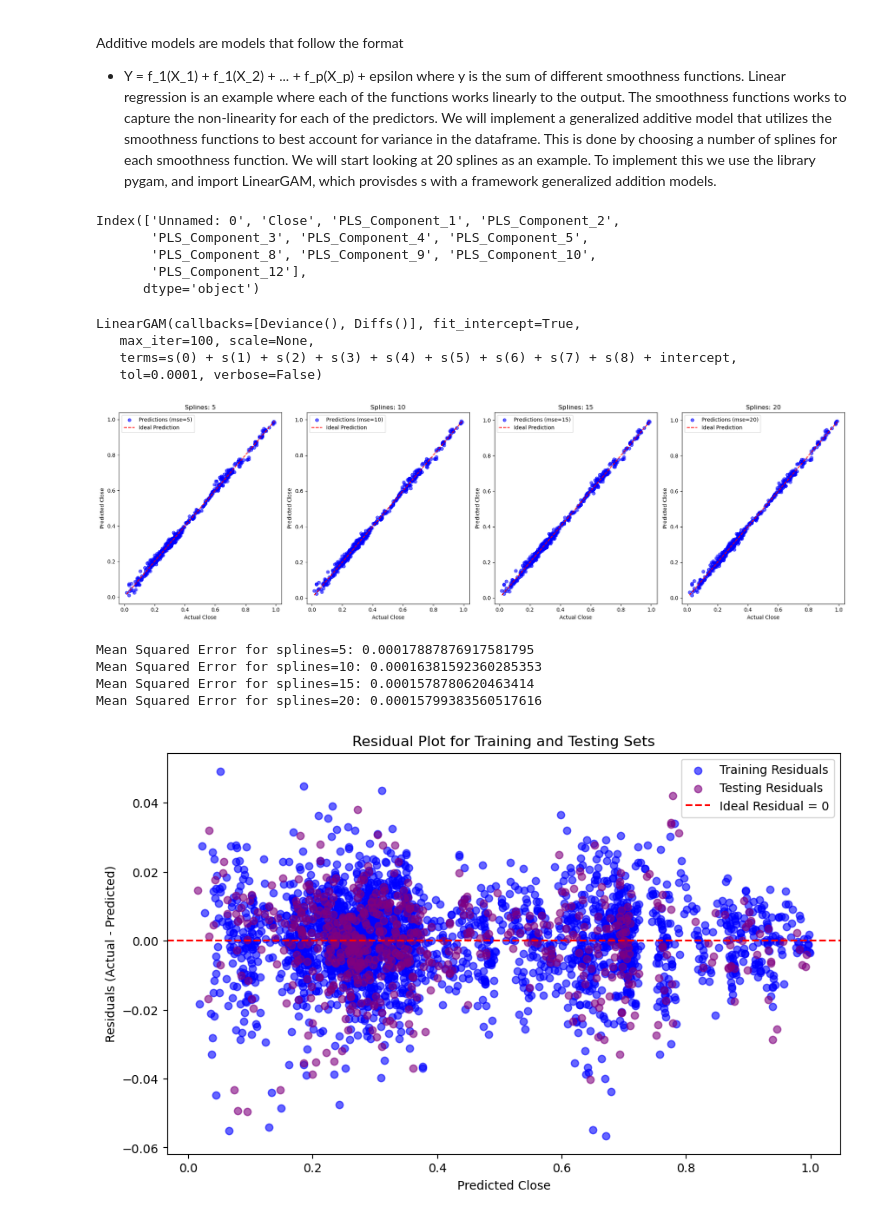
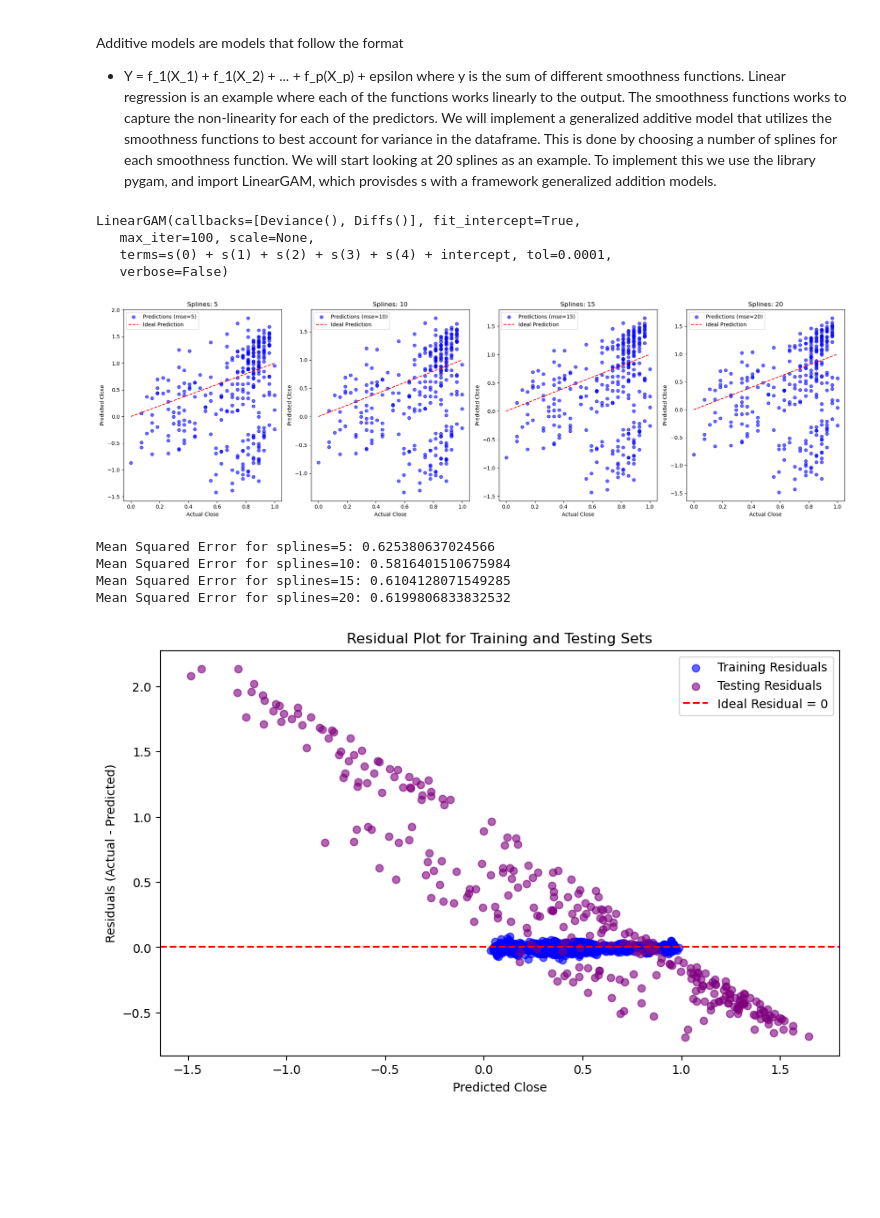
Before and after one commit to Anders-Stubberud/IT3212, a Jupyter notebook: assignment_3/additive_models.ipynb, the cells around one changed output. Saved outputs shown, nothing was run; the diff lists cells and outputs as text; code cells hidden in the pictures; blank space fills up the shorter version.

```diff
--- a/assignment_3/additive_models.ipynb
+++ b/assignment_3/additive_models.ipynb
@@ -4,46 +4,45 @@ Additive models are models that follow the format
 - Y = f_1(X_1) + f_1(X_2) + ... + f_p(X_p) + epsilon
   where y is the sum of different smoothness functions. Linear regression is an example where each of the functions works linearly to the output. The smoothness functions works to capture the non-linearity for each of the predictors. We will implement a generalized additive model that utilizes the smoothness functions to best account for variance in the dataframe. This is done by choosing a number of splines for each smoothness function. We will start looking at 20 splines as an example. To implement this we use the library pygam, and import LinearGAM, which provisdes s with a framework generalized addition models.
 # %%
-
-
 import pandas as pd
 import numpy as np
 from pygam import LinearGAM, s
 import matplotlib.pyplot as plt
 from sklearn.metrics import mean_squared_error
 
+df_test = pd.read_csv("test.csv")
+df_train = pd.read_csv("train.csv")
+df_val = pd.read_csv("validation.csv")
 
+# Define the features (PLS components)
+X_train = df_train.drop(columns=["Close","Date"])  # Drop the target column
 
-df = pd.read_csv("klar_for_oppgave_5.csv")
+# Define the target (Close price)
+y_train = df_train["Close"]
 
-from sklearn.model_selection import train_test_split
+# Define the features (PLS components)
+X_val = df_val.drop(columns=["Close","Date"])  # Drop the target column
 
-# Print the columns to debug
-print(df.columns)
+# Define the target (Close price)
+y_val = df_val["Close"]
 
-X = df[['PLS_Component_1', 'PLS_Component_2', 'PLS_Component_3', 'PLS_Component_4', 'PLS_Component_5', 'PLS_Component_8', 'PLS_Component_9', 'PLS_Component_10','PLS_Component_12' ]]
-y = df['Close']
+# Define the features (PLS components)
+X_test = df_test.drop(columns=["Close","Date"])  # Drop the target column
 
-# Assuming X and y are your predictors (PLS components) and target variable
-X_train, X_test, y_train, y_test = train_test_split(X, y, test_size=0.2, random_state=42)
+# Define the target (Close price)
+y_test = df_test["Close"]
+
 
 # Instantiate and fit the GAM model
 gam = LinearGAM(s(0, n_splines=10, lam=0.1) + s(1, n_splines=10, lam=0.1) +
                 s(2, n_splines=10, lam=0.1) + s(3, n_splines=10, lam=0.1) +
-                s(4, n_splines=10, lam=0.1) + s(5, n_splines=10, lam=0.1) +
-                s(6, n_splines=10, lam=0.1) + s(7, n_splines=10, lam=0.1) +
-                s(8, n_splines=10, lam=0.1))
+                s(4, n_splines=10, lam=0.1))
 gam.fit(X_train, y_train)
 # %% [output]
-Index(['Unnamed: 0', 'Close', 'PLS_Component_1', 'PLS_Component_2',
-       'PLS_Component_3', 'PLS_Component_4', 'PLS_Component_5',
-       'PLS_Component_8', 'PLS_Component_9', 'PLS_Component_10',
-       'PLS_Component_12'],
-      dtype='object')
+LinearGAM(callbacks=[Deviance(), Diffs()], fit_intercept=True,
+   max_iter=100, scale=None,
+   terms=s(0) + s(1) + s(2) + s(3) + s(4) + intercept, tol=0.0001,
+   verbose=False)
-LinearGAM(callbacks=[Deviance(), Diffs()], fit_intercept=True,
-   max_iter=100, scale=None,
-   terms=s(0) + s(1) + s(2) + s(3) + s(4) + s(5) + s(6) + s(7) + s(8) + intercept,
-   tol=0.0001, verbose=False)
 # %%
 spline_counts = [5, 10, 15, 20]  # 4 values for subplots
 
@@ -54,20 +53,18 @@ fig, axes = plt.subplots(1, 4, figsize=(20, 6))
 for i, n_splines in enumerate(spline_counts):
     gam = LinearGAM(s(0, n_splines=n_splines, lam=0.1) + s(1, n_splines=n_splines, lam=0.1) +
                     s(2, n_splines=n_splines, lam=0.1) + s(3, n_splines=n_splines, lam=0.1) +
-                    s(4, n_splines=n_splines, lam=0.1) + s(5, n_splines=n_splines, lam=0.1) +
-                    s(6, n_splines=n_splines, lam=0.1) + s(7, n_splines=n_splines, lam=0.1) +
-                    s(8, n_splines=n_splines, lam=0.1))
+                    s(4, n_splines=n_splines, lam=0.1))
 
     # Fit the model to the training data
     gam.fit(X_train, y_train)
 
     # Generate predictions for the test dataset
-    y_test_pred = gam.predict(X_test)
+    y_val_pred = gam.predict(X_val)
 
     # Plot Actual vs. Predicted values on the test set for this spline count
     ax = axes[i]
-    ax.scatter(y_test, y_test_pred, label=f'Predictions (mse={n_splines})', alpha=0.6, color='blue')
-    ax.plot([min(y_test), max(y_test)], [min(y_test), max(y_test)], 'k--', color='red', label='Ideal Prediction')
+    ax.scatter(y_val, y_val_pred, label=f'Predictions (mse={n_splines})', alpha=0.6, color='blue')
+    ax.plot([min(y_val), max(y_val)], [min(y_val), max(y_val)], 'k--', color='red', label='Ideal Prediction')
     ax.set_title(f'Splines: {n_splines}')
     ax.set_xlabel('Actual Close')
     ax.set_ylabel('Predicted Close')
@@ -80,45 +77,43 @@ plt.show()
 for n_splines in spline_counts:
     gam = LinearGAM(s(0, n_splines=n_splines, lam=0.1) + s(1, n_splines=n_splines, lam=0.1) +
                     s(2, n_splines=n_splines, lam=0.1) + s(3, n_splines=n_splines, lam=0.1) +
-                    s(4, n_splines=n_splines, lam=0.1) + s(5, n_splines=n_splines, lam=0.1) +
-                    s(6, n_splines=n_splines, lam=0.1) + s(7, n_splines=n_splines, lam=0.1) +
-                    s(8, n_splines=n_splines, lam=0.1))
+                    s(4, n_splines=n_splines, lam=0.1))
     gam.fit(X_train, y_train)
-    y_test_pred = gam.predict(X_test)
-    mse_test = mean_squared_error(y_test, y_test_pred)
+    y_val_pred = gam.predict(X_val)
+    mse_test = mean_squared_error(y_val, y_val_pred)
     print(f"Mean Squared Error for splines={n_splines}: {mse_test}")
 # %% [output]
-[figure, old version]
+[figure, new version]
-Mean Squared Error for splines=5: 0.00017887876917581795
-Mean Squared Error for splines=10: 0.00016381592360285353
-Mean Squared Error for splines=15: 0.0001578780620463414
-Mean Squared Error for splines=20: 0.00015799383560517616
+Mean Squared Error for splines=5: 0.625380637024566
+Mean Squared Error for splines=10: 0.5816401510675984
+Mean Squared Error for splines=15: 0.6104128071549285
+Mean Squared Error for splines=20: 0.6199806833832532
 # %%
 # Calculate residuals for both training and testing sets
 y_train_pred = gam.predict(X_train)
-y_test_pred = gam.predict(X_test)
+y_val_pred = gam.predict(X_val)
 
 # Residuals for training and testing sets
 residuals_train = y_train - y_train_pred
-residuals_test = y_test - y_test_pred
+residuals_test = y_val - y_val_pred
 
 # Plotting residuals for both training and testing
 plt.figure(figsize=(10, 6))
 
 # Plot training residuals
 plt.scatter(y_train_pred, residuals_train, color='blue', alpha=0.6, label='Training Residuals')
 
 # Plot testing residuals
-plt.scatter(y_test_pred, residuals_test, color='purple', alpha=0.6, label='Testing Residuals')
+plt.scatter(y_val_pred, residuals_test, color='purple', alpha=0.6, label='Testing Residuals')
 
 # Adding a horizontal line at y=0 for reference
 plt.axhline(y=0, color='red', linestyle='--', label='Ideal Residual = 0')
 
 # Labels and title
 plt.xlabel('Predicted Close')
 plt.ylabel('Residuals (Actual - Predicted)')
 plt.title('Residual Plot for Training and Testing Sets')
 plt.legend()
 plt.show()
 # %% [output]
-[figure, old version]
+[figure, new version]
```
Also changed, not shown: 2 other files.
